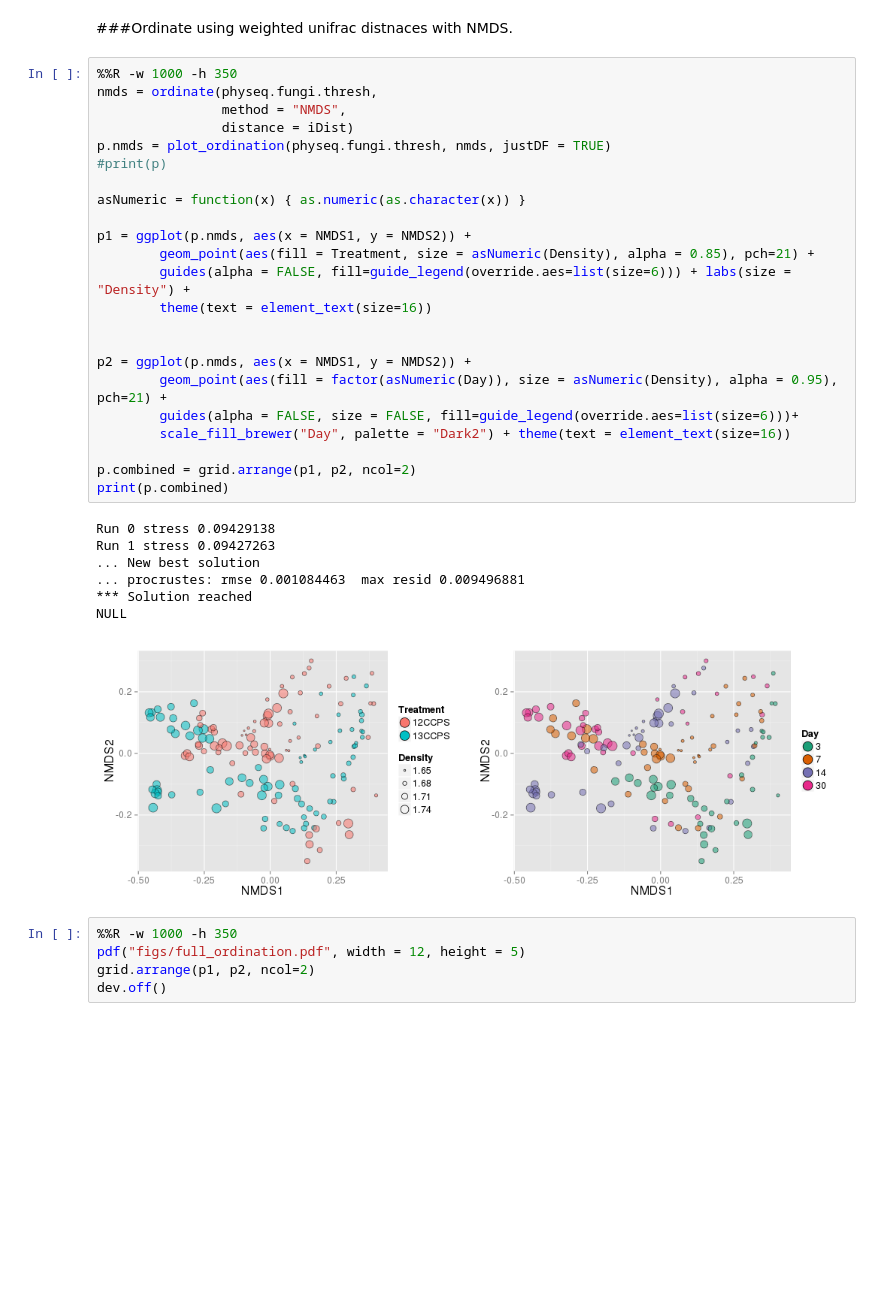
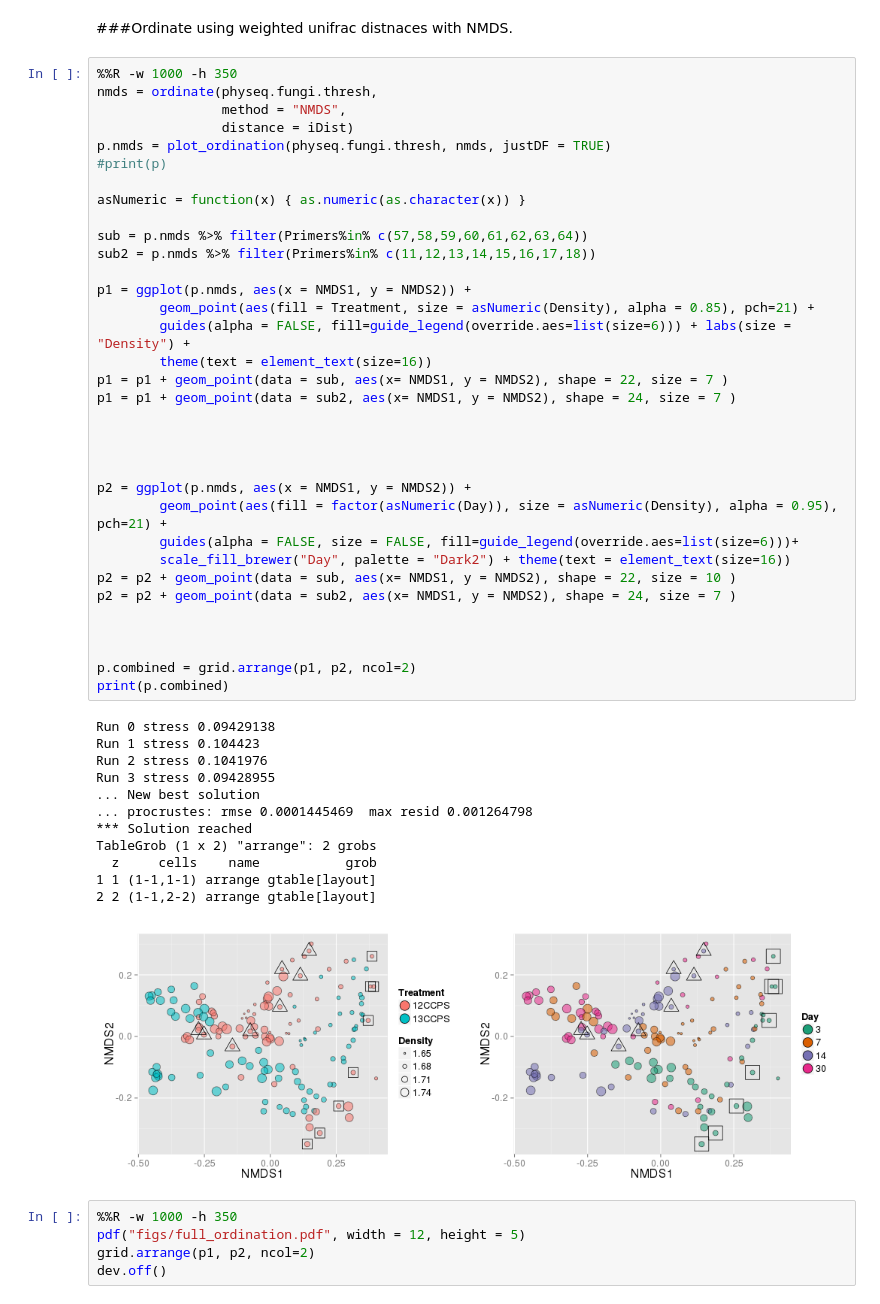
Before and after one commit to chvtk/Fungal_SIP, a Jupyter notebook: full_ordination_figure.ipynb, the cells around one changed output. Drawn from its saved outputs; the diff is of its cells as text; blank space fills up the shorter version.

```diff
--- a/full_ordination_figure.ipynb
+++ b/full_ordination_figure.ipynb
@@ -261,34 +253,50 @@ p = ggplot()
 # %%
 %%R -w 1000 -h 350
 nmds = ordinate(physeq.fungi.thresh,
                 method = "NMDS",
                 distance = iDist)
 p.nmds = plot_ordination(physeq.fungi.thresh, nmds, justDF = TRUE)
 #print(p)
 
 asNumeric = function(x) { as.numeric(as.character(x)) }
 
+sub = p.nmds %>% filter(Primers%in% c(57,58,59,60,61,62,63,64))
+sub2 = p.nmds %>% filter(Primers%in% c(11,12,13,14,15,16,17,18))
+
 p1 = ggplot(p.nmds, aes(x = NMDS1, y = NMDS2)) +
         geom_point(aes(fill = Treatment, size = asNumeric(Density), alpha = 0.85), pch=21) +
         guides(alpha = FALSE, fill=guide_legend(override.aes=list(size=6))) + labs(size = "Density") +
         theme(text = element_text(size=16))
+p1 = p1 + geom_point(data = sub, aes(x= NMDS1, y = NMDS2), shape = 22, size = 7 )
+p1 = p1 + geom_point(data = sub2, aes(x= NMDS1, y = NMDS2), shape = 24, size = 7 )
+
+
 
 
 p2 = ggplot(p.nmds, aes(x = NMDS1, y = NMDS2)) +
         geom_point(aes(fill = factor(asNumeric(Day)), size = asNumeric(Density), alpha = 0.95), pch=21) +
         guides(alpha = FALSE, size = FALSE, fill=guide_legend(override.aes=list(size=6)))+
         scale_fill_brewer("Day", palette = "Dark2") + theme(text = element_text(size=16))
+p2 = p2 + geom_point(data = sub, aes(x= NMDS1, y = NMDS2), shape = 22, size = 10 )
+p2 = p2 + geom_point(data = sub2, aes(x= NMDS1, y = NMDS2), shape = 24, size = 7 )
+
+
 
 p.combined = grid.arrange(p1, p2, ncol=2)
 print(p.combined)
 # %% [output]
 Run 0 stress 0.09429138
-Run 1 stress 0.09427263
+Run 1 stress 0.104423
+Run 2 stress 0.1041976
+Run 3 stress 0.09428955
 ... New best solution
-... procrustes: rmse 0.001084463  max resid 0.009496881
+... procrustes: rmse 0.0001445469  max resid 0.001264798
 *** Solution reached
-NULL
+TableGrob (1 x 2) "arrange": 2 grobs
+  z     cells    name           grob
+1 1 (1-1,1-1) arrange gtable[layout]
+2 2 (1-1,2-2) arrange gtable[layout]
-[figure, old version]
+[figure, new version]
 # %%
 %%R -w 1000 -h 350
 pdf("figs/full_ordination.pdf", width = 12, height = 5)
```
Also changed, not shown: parts of 2 cells of this notebook.
